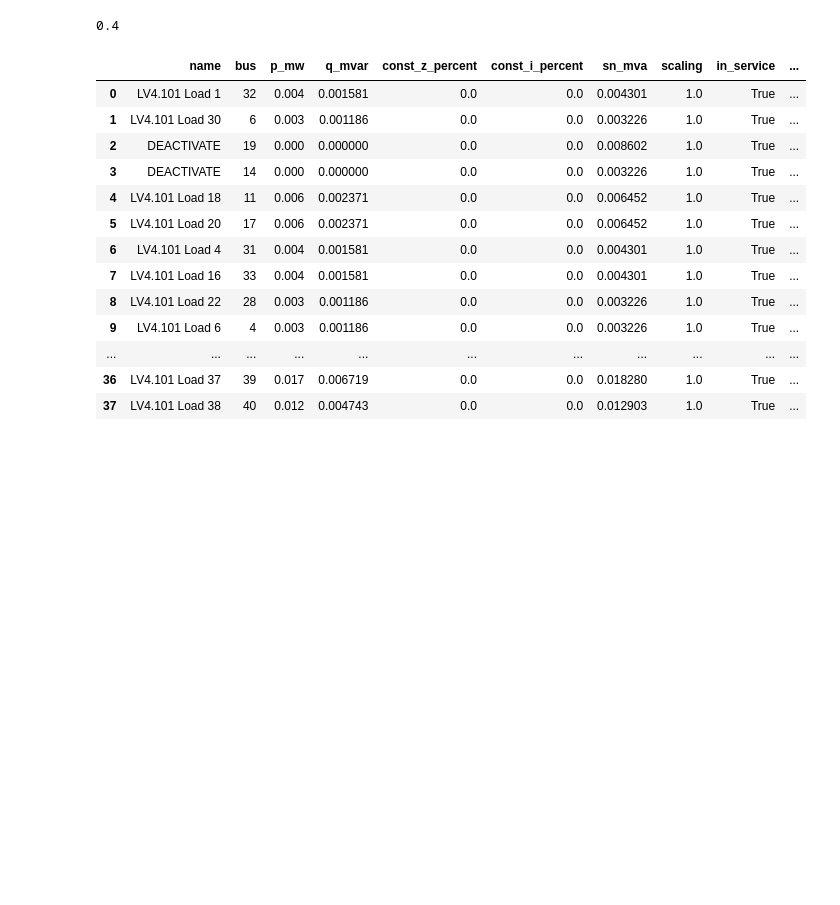
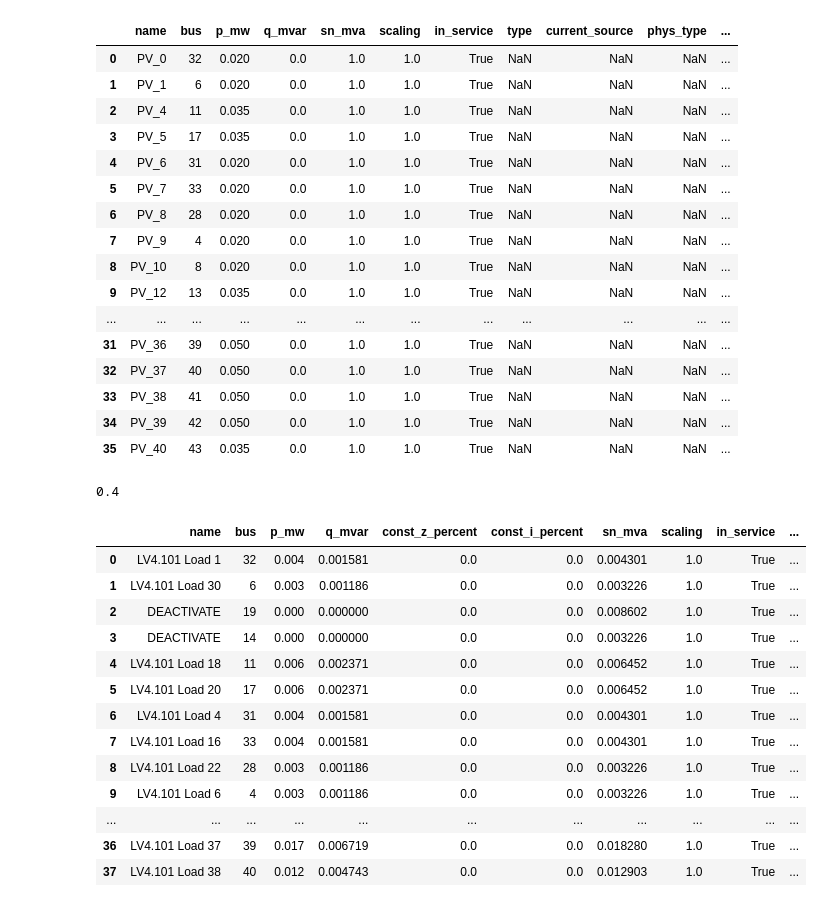
Before and after one commit to marwan2626/PowerTech25, a Jupyter notebook: debug.ipynb, the cells around one changed output. Drawn from its saved outputs; the diff is of its cells as text; code cells hidden in the pictures; blank space fills up the shorter version.

```diff
--- a/debug.ipynb
+++ b/debug.ipynb
@@ -1,6 +1,5 @@
 # %%
 import griddata as gd
 
-net, const_load_household, const_load_heatpump, time_steps, df_household_prognosis, df_season_heatpump_prognosis, heatpump_scaling_factors_df, T_amb = gd.setup_grid_powertech25(season='winter')
 
-net2, const_load_household_P, const_load_household_Q, const_load_heatpump, time_steps, df_household_prognosis, df_season_heatpump_prognosis, heatpump_scaling_factors_df, T_amb = gd.setup_grid_IAS(season='winter')
+net, time_steps, const_pv, const_load_household_P, const_load_household_Q, const_load_heatpump, const_load_heatpump_Q ,df_household_prognosis, df_season_heatpump_prognosis, heatpump_scaling_factors_df, T_amb, electricity_price = gd.setup_grid_IAS(season='summer')
@@ -27 +26,21 @@ net2.line
+# %%
+net.sgen
+# %% [output]
+|  | name | bus | p_mw | q_mvar | sn_mva | scaling | in_service | type | current_source | phys_type | ... |
+| 0 | PV_0 | 32 | 0.020 | 0.0 | 1.0 | 1.0 | True | NaN | NaN | NaN | ... |
+| 1 | PV_1 | 6 | 0.020 | 0.0 | 1.0 | 1.0 | True | NaN | NaN | NaN | ... |
+| 2 | PV_4 | 11 | 0.035 | 0.0 | 1.0 | 1.0 | True | NaN | NaN | NaN | ... |
+| 3 | PV_5 | 17 | 0.035 | 0.0 | 1.0 | 1.0 | True | NaN | NaN | NaN | ... |
+| 4 | PV_6 | 31 | 0.020 | 0.0 | 1.0 | 1.0 | True | NaN | NaN | NaN | ... |
+| 5 | PV_7 | 33 | 0.020 | 0.0 | 1.0 | 1.0 | True | NaN | NaN | NaN | ... |
+| 6 | PV_8 | 28 | 0.020 | 0.0 | 1.0 | 1.0 | True | NaN | NaN | NaN | ... |
+| 7 | PV_9 | 4 | 0.020 | 0.0 | 1.0 | 1.0 | True | NaN | NaN | NaN | ... |
+| 8 | PV_10 | 8 | 0.020 | 0.0 | 1.0 | 1.0 | True | NaN | NaN | NaN | ... |
+| 9 | PV_12 | 13 | 0.035 | 0.0 | 1.0 | 1.0 | True | NaN | NaN | NaN | ... |
+| ... | ... | ... | ... | ... | ... | ... | ... | ... | ... | ... | ... |
+| 31 | PV_36 | 39 | 0.050 | 0.0 | 1.0 | 1.0 | True | NaN | NaN | NaN | ... |
+| 32 | PV_37 | 40 | 0.050 | 0.0 | 1.0 | 1.0 | True | NaN | NaN | NaN | ... |
+| 33 | PV_38 | 41 | 0.050 | 0.0 | 1.0 | 1.0 | True | NaN | NaN | NaN | ... |
+| 34 | PV_39 | 42 | 0.050 | 0.0 | 1.0 | 1.0 | True | NaN | NaN | NaN | ... |
+| 35 | PV_40 | 43 | 0.035 | 0.0 | 1.0 | 1.0 | True | NaN | NaN | NaN | ... |
 # %%
```
Also changed, not shown: parts of 3 cells of this notebook, 16 other files.
